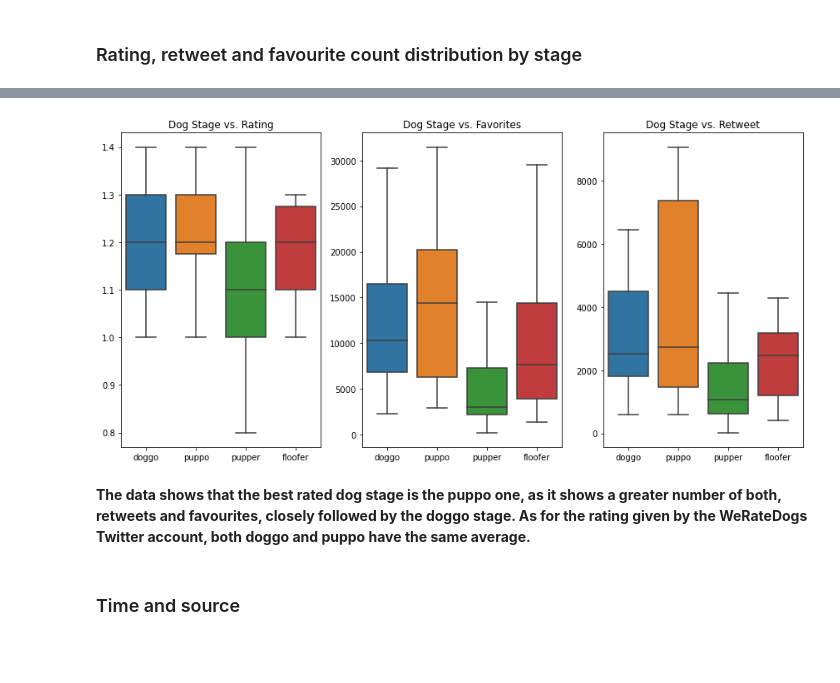
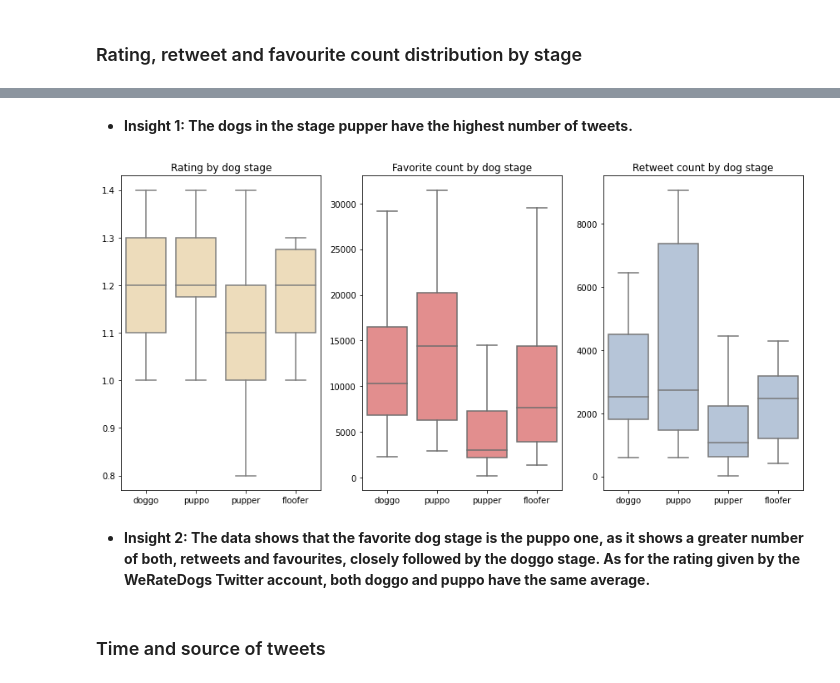
Before and after one commit to rubenvf/WeRateDogs-Wrangle-and-Analysis, a Jupyter notebook: wrangle_act.ipynb, the cells around one changed output, grey strips where cells are left out. Saved outputs shown, nothing was run; the diff lists cells and outputs as text; code cells hidden in the pictures; blank space fills up the shorter version.

Commit message:
feat: Improved visualizations

```diff
--- a/wrangle_act.ipynb
+++ b/wrangle_act.ipynb
@@ -65,23 +65,3 @@ api = tweepy.API(auth)
 # %%
 #Create a list of Id's from the file df_twitter
 tweet_id_list = df_twitter['tweet_id'].tolist()
-# %%
-#Get data from the Twitter's API
-start = timeit.timeit()
-
-tweet_errors = []
-with open('tweet_json.txt', 'w') as f:
-    for i in tweet_id_list:
-        try:
-            tweet_row = api.get_status(i, tweet_mode = 'extended', wait_on_rate_limit=True, wait_on_rate_limit_notify=True)
-            json.dump(tweet_row._json, f)
-            f.write('\n')
-
-        except Exception as ex:
-            print(ex)
-            print(f'Error_tweet_id {i}')
-            tweet_errors.append(i)
-            continue
-
-end = timeit.timeit()
-print(end - start)
@@ -939,21 +908,26 @@ temp1.stage.value_counts().plot(kind = 'bar')
+# %% [markdown]
+- **Insight 1: The dogs in the stage pupper have the highest number of tweets.**
 # %%
 fig = plt.figure(figsize = [12, 6])
 
+#Plot Rating vs Stage
 plt.subplot(1, 3, 1)
-sns.boxplot(x=temp1["stage"], y=temp1['rating'], showfliers = False).set(xlabel = None, ylabel = None)
-plt.title('Dog Stage vs. Rating')
+sns.boxplot(x=temp1["stage"], y=temp1['rating'], showfliers = False, color='wheat').set(xlabel = None, ylabel = None)
+plt.title('Rating by dog stage')
 
+#Plot Favorite count vs Stage
 plt.subplot(1, 3, 2)
-sns.boxplot(x=temp1["stage"], y=temp1['favorite_count'], showfliers = False).set(xlabel = None, ylabel = None)
-plt.title('Dog Stage vs. Favorites')
+sns.boxplot(x=temp1["stage"], y=temp1['favorite_count'], showfliers = False, color='lightcoral').set(xlabel = None, ylabel = None)
+plt.title('Favorite count by dog stage')
 
+#Plot Retweet count vs Stage
 plt.subplot(1, 3, 3)
-sns.boxplot(x=temp1["stage"], y=temp1['retweet_count'], showfliers = False).set(xlabel = None, ylabel = None)
-plt.title('Dog Stage vs. Retweet')
+sns.boxplot(x=temp1["stage"], y=temp1['retweet_count'], showfliers = False, color='lightsteelblue').set(xlabel = None, ylabel = None)
+plt.title('Retweet count by dog stage')
 plt.tight_layout()
 # %% [output]
-[figure, old version]
+[figure, new version]
 # %% [markdown]
-**The data shows that the best rated dog stage is the puppo one, as it shows a greater number of both, retweets and favourites, closely followed by the doggo stage. As for the rating given by the WeRateDogs Twitter account, both doggo and puppo have the same average.**
+- **Insight 2: The data shows that the favorite dog stage is the puppo one, as it shows a greater number of both, retweets and favourites, closely followed by the doggo stage. As for the rating given by the WeRateDogs Twitter account, both doggo and puppo have the same average.**
 # %% [markdown]
-### Time and source
+### Time and source of tweets
```
Also changed, not shown: parts of 28 cells of this notebook.
